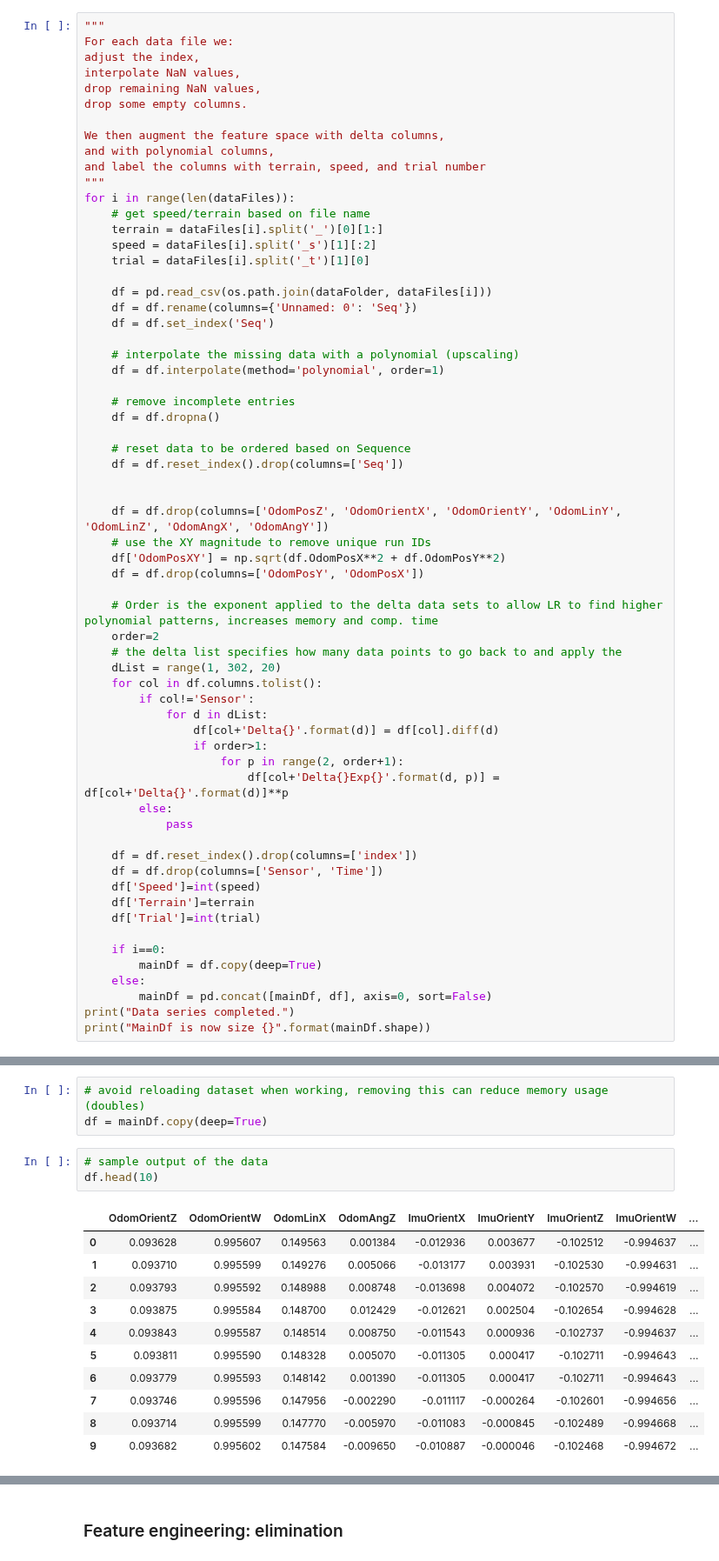
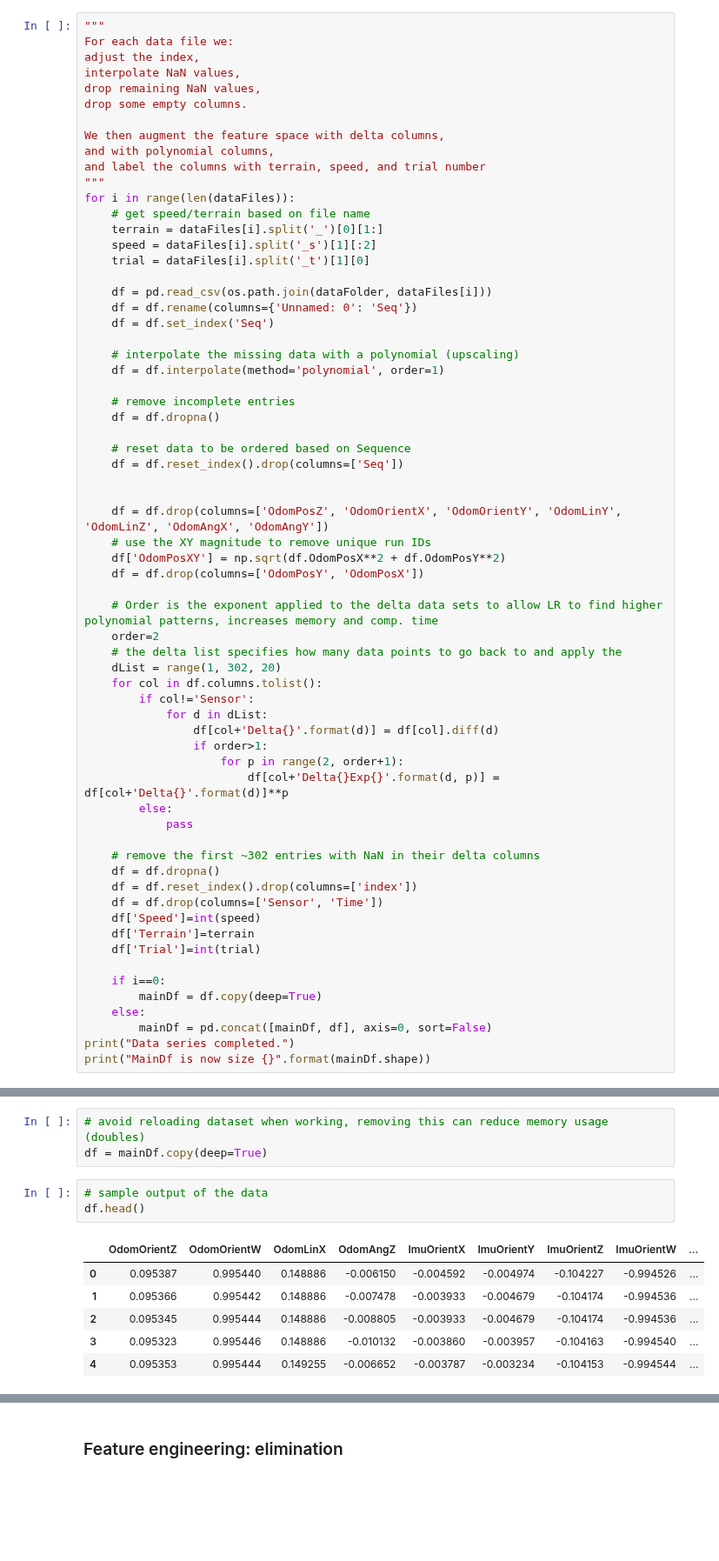
Before and after one commit to jlaframboise/Robo-Traverse, a Jupyter notebook: SensorDataAnalysis/Notebooks/Logistic-Regression.ipynb, the cells around one changed output, grey strips where cells are left out. Shown at 87% size. Cells and saved outputs as stored; diff of their text form; blank space fills up the shorter version.

Commit message:
Fixed NaN cuased by delta columns, refreshed output.

```diff
--- a/SensorDataAnalysis/Notebooks/Logistic-Regression.ipynb
+++ b/SensorDataAnalysis/Notebooks/Logistic-Regression.ipynb
@@ -119,6 +119,8 @@ for i in range(len(dataFiles)):
         else:
             pass
 
+    # remove the first ~302 entries with NaN in their delta columns
+    df = df.dropna()
     df = df.reset_index().drop(columns=['index'])
     df = df.drop(columns=['Sensor', 'Time'])
     df['Speed']=int(speed)
@@ -154,16 +141,11 @@ MainDf is now size (154985, 18)
 df = mainDf.copy(deep=True)
 # %%
 # sample output of the data
-df.head(10)
+df.head()
 # %% [output]
 |  | OdomOrientZ | OdomOrientW | OdomLinX | OdomAngZ | ImuOrientX | ImuOrientY | ImuOrientZ | ImuOrientW | ... |
-| 0 | 0.093628 | 0.995607 | 0.149563 | 0.001384 | -0.012936 | 0.003677 | -0.102512 | -0.994637 | ... |
-| 1 | 0.093710 | 0.995599 | 0.149276 | 0.005066 | -0.013177 | 0.003931 | -0.102530 | -0.994631 | ... |
-| 2 | 0.093793 | 0.995592 | 0.148988 | 0.008748 | -0.013698 | 0.004072 | -0.102570 | -0.994619 | ... |
-| 3 | 0.093875 | 0.995584 | 0.148700 | 0.012429 | -0.012621 | 0.002504 | -0.102654 | -0.994628 | ... |
-| 4 | 0.093843 | 0.995587 | 0.148514 | 0.008750 | -0.011543 | 0.000936 | -0.102737 | -0.994637 | ... |
-| 5 | 0.093811 | 0.995590 | 0.148328 | 0.005070 | -0.011305 | 0.000417 | -0.102711 | -0.994643 | ... |
-| 6 | 0.093779 | 0.995593 | 0.148142 | 0.001390 | -0.011305 | 0.000417 | -0.102711 | -0.994643 | ... |
-| 7 | 0.093746 | 0.995596 | 0.147956 | -0.002290 | -0.011117 | -0.000264 | -0.102601 | -0.994656 | ... |
-| 8 | 0.093714 | 0.995599 | 0.147770 | -0.005970 | -0.011083 | -0.000845 | -0.102489 | -0.994668 | ... |
-| 9 | 0.093682 | 0.995602 | 0.147584 | -0.009650 | -0.010887 | -0.000046 | -0.102468 | -0.994672 | ... |
+| 0 | 0.095387 | 0.995440 | 0.148886 | -0.006150 | -0.004592 | -0.004974 | -0.104227 | -0.994526 | ... |
+| 1 | 0.095366 | 0.995442 | 0.148886 | -0.007478 | -0.003933 | -0.004679 | -0.104174 | -0.994536 | ... |
+| 2 | 0.095345 | 0.995444 | 0.148886 | -0.008805 | -0.003933 | -0.004679 | -0.104174 | -0.994536 | ... |
+| 3 | 0.095323 | 0.995446 | 0.148886 | -0.010132 | -0.003860 | -0.003957 | -0.104163 | -0.994540 | ... |
+| 4 | 0.095353 | 0.995444 | 0.149255 | -0.006652 | -0.003787 | -0.003234 | -0.104153 | -0.994544 | ... |
```
Also changed, not shown: parts of 6 cells of this notebook.
